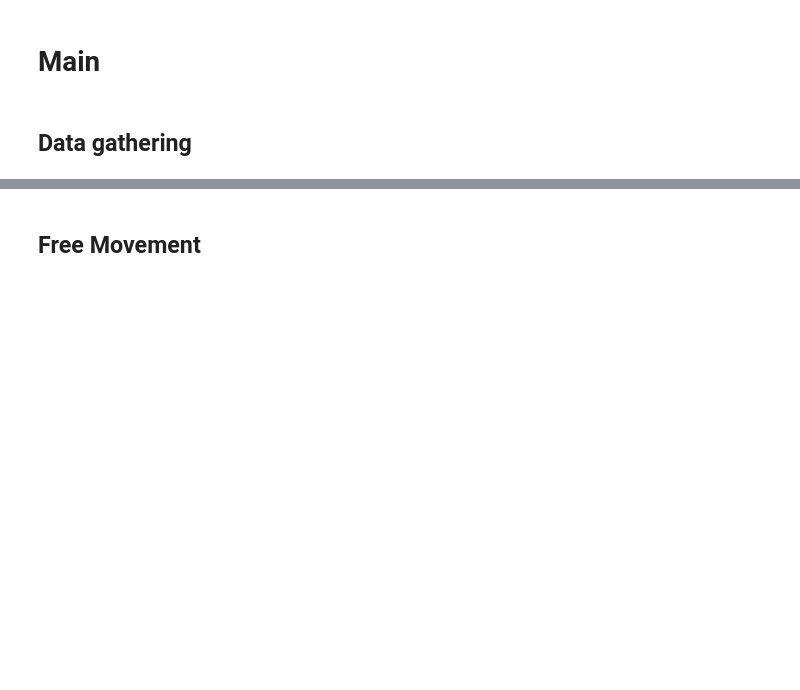
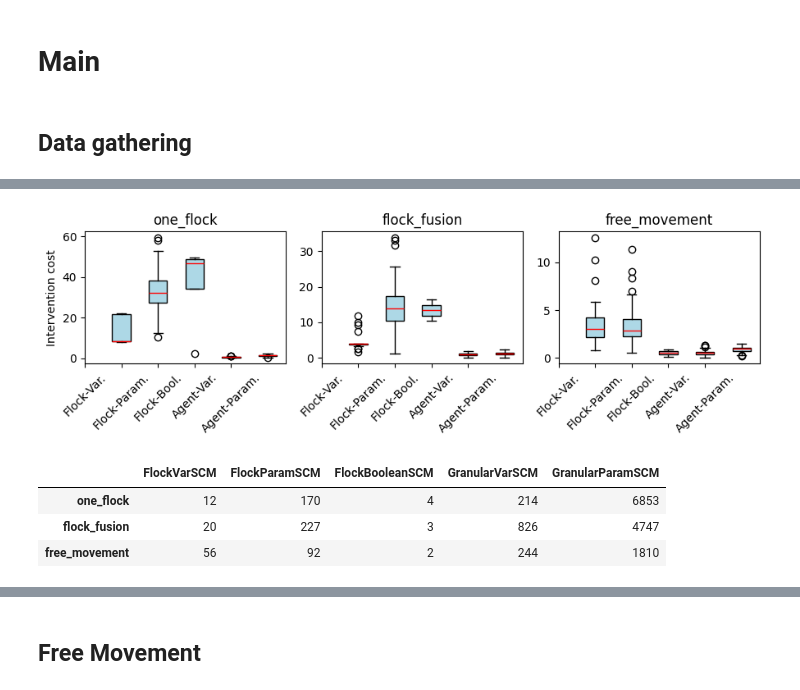
Before and after one commit to SamuelReyd/RelevantCauseCAS, a Jupyter notebook: src/main.ipynb, the cells around one changed output, grey strips where cells are left out. Drawn from its saved outputs; the diff is of its cells as text; code cells hidden in the pictures; blank space fills up the shorter version.

```diff
--- a/src/main.ipynb
+++ b/src/main.ipynb
@@ -98,22 +17,0 @@ def scm_label(scm):
-# %%
-def render_cost_distributions(prefix="../"):
-    axes = get_3_axes()
-
-    for ax, scenario in zip(axes, (Scenarii.ONE_FLOCK, Scenarii.FUSION, Scenarii.FREE)):
-        causes, scores, scm_refs, scms = get_causes_scenario(scenario)
-        ax.set_title(scenario.value)
-        ax.boxplot(
-            [scm.scores[Metrics.COST.value] for scm in scms],
-            vert=True, patch_artist=True,
-            boxprops=dict(facecolor="lightblue", color="black"),
-            whiskerprops=dict(color="black"),
-            capprops=dict(color="black"),
-            medianprops=dict(color="red")
-        )
-
-        ax.set_xticks(range(len(scms)), [scm_label(scm) for scm in scms])
-        ax.tick_params('x', rotation=45)
-    axes[0].set_ylabel("Intervention cost")
-    plt.tight_layout()
-    plt.savefig(prefix+"results/cost_distributions.pdf")
-    plt.show()
@@ -179,5 +26,12 @@ render_distributions(Metrics.COMPLEXITY)
 # %%
-# render_cost_distributions()
+render_cost_distributions()
+# %% [output]
+[figure, added]
 # %%
-# get_n_causes()
+get_n_causes()
+# %% [output]
+|  | FlockVarSCM | FlockParamSCM | FlockBooleanSCM | GranularVarSCM | GranularParamSCM |
+| one_flock | 12 | 170 | 4 | 214 | 6853 |
+| flock_fusion | 20 | 227 | 3 | 826 | 4747 |
+| free_movement | 56 | 92 | 2 | 244 | 1810 |
 # %%
```
Also changed, not shown: parts of 20 cells of this notebook, 8 other files.
